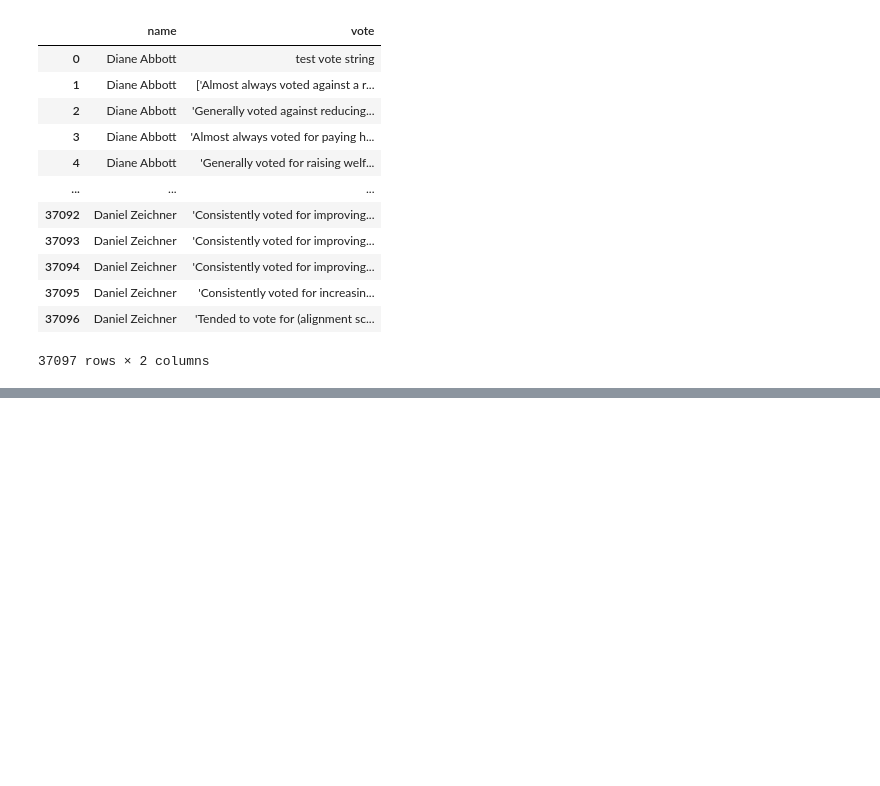
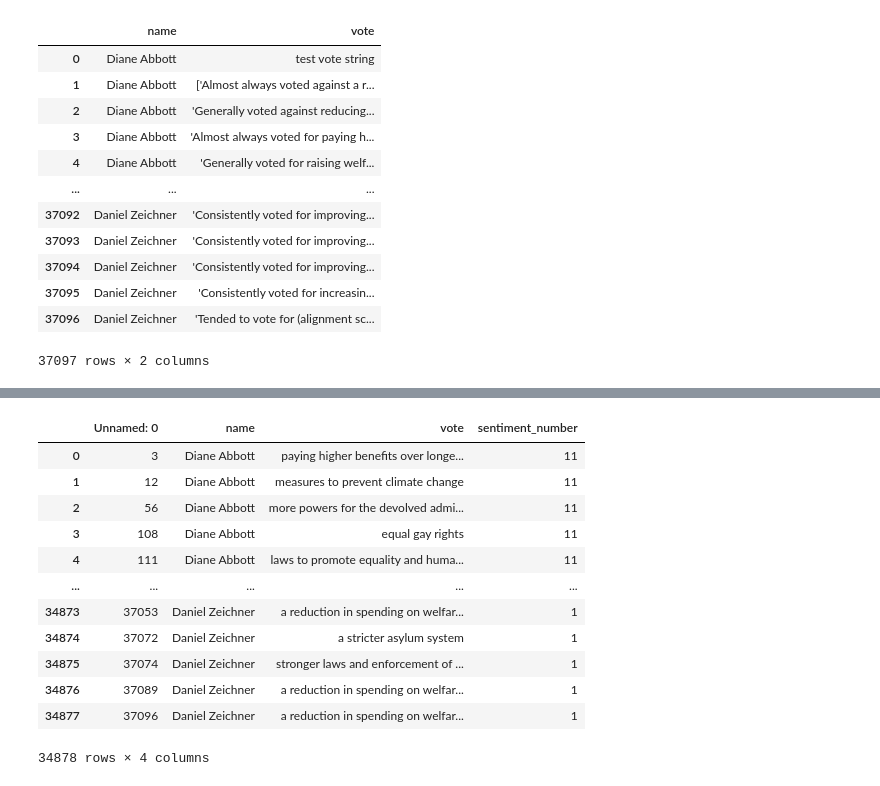
Before and after one commit to BrendanBirdfield/MP-Donors-and-Voting-Record-Data-Project, a Jupyter notebook: MPDonorCorrelation.ipynb, the cells around one changed output, grey strips where cells are left out. Drawn from its saved outputs; the diff is of its cells as text; code cells hidden in the pictures; blank space fills up the shorter version.

```diff
--- a/MPDonorCorrelation.ipynb
+++ b/MPDonorCorrelation.ipynb
@@ -370,7 +337,7 @@ sorted[["sentiment_number", "vote"]] = sorted["vote"].str.split(r'([\d.]+)', exp
 # %%
 #Creating a dictionary mapping mp sentiment to a numerical score to allow for numerical and visual comparisons of MP's votes
-sentiment_dict = {"Almost always voted for" : "1", "Consistently voted for" : "2", "Voted for" : "3", "Generally voted for" : "4",
-                  "Tended to vote for" : "5", "Voted a mixture of for and against" : "6", "Tended to vote against" : "7", "Generally voted against" : "8",
-                 "Voted against" : "9", "Consistently voted against" : "10", "Almost always voted against" : "11"}
+sentiment_dict = {"Almost always voted for" : "11", "Consistently voted for" : "10", "Voted for" : "9", "Generally voted for" : "8",
+                  "Tended to vote for" : "7", "Voted a mixture of for and against" : "6", "Tended to vote against" : "5", "Generally voted against" : "4",
+                 "Voted against" : "3", "Consistently voted against" : "2", "Almost always voted against" : "1"}
 
 sorted["vote"].replace(sentiment_dict,inplace=True, regex=True)
@@ -377,3 +347,19 @@ sorted["vote"].replace(sentiment_dict,inplace=True, regex=True)
+# %%
+sorted
+# %% [output]
+|  | Unnamed: 0 | name | vote | sentiment_number |
+| 0 | 3 | Diane Abbott | paying higher benefits over longe... | 11 |
+| 1 | 12 | Diane Abbott | measures to prevent climate change | 11 |
+| 2 | 56 | Diane Abbott | more powers for the devolved admi... | 11 |
+| 3 | 108 | Diane Abbott | equal gay rights | 11 |
+| 4 | 111 | Diane Abbott | laws to promote equality and huma... | 11 |
+| ... | ... | ... | ... | ... |
+| 34873 | 37053 | Daniel Zeichner | a reduction in spending on welfar... | 1 |
+| 34874 | 37072 | Daniel Zeichner | a stricter asylum system | 1 |
+| 34875 | 37074 | Daniel Zeichner | stronger laws and enforcement of ... | 1 |
+| 34876 | 37089 | Daniel Zeichner | a reduction in spending on welfar... | 1 |
+| 34877 | 37096 | Daniel Zeichner | a reduction in spending on welfar... | 1 |
+34878 rows × 4 columns
 # %%
 #Dropping uneeded column
 sorted = sorted.drop(columns="Unnamed: 0")
```
Also changed, not shown: parts of 11 cells of this notebook.
